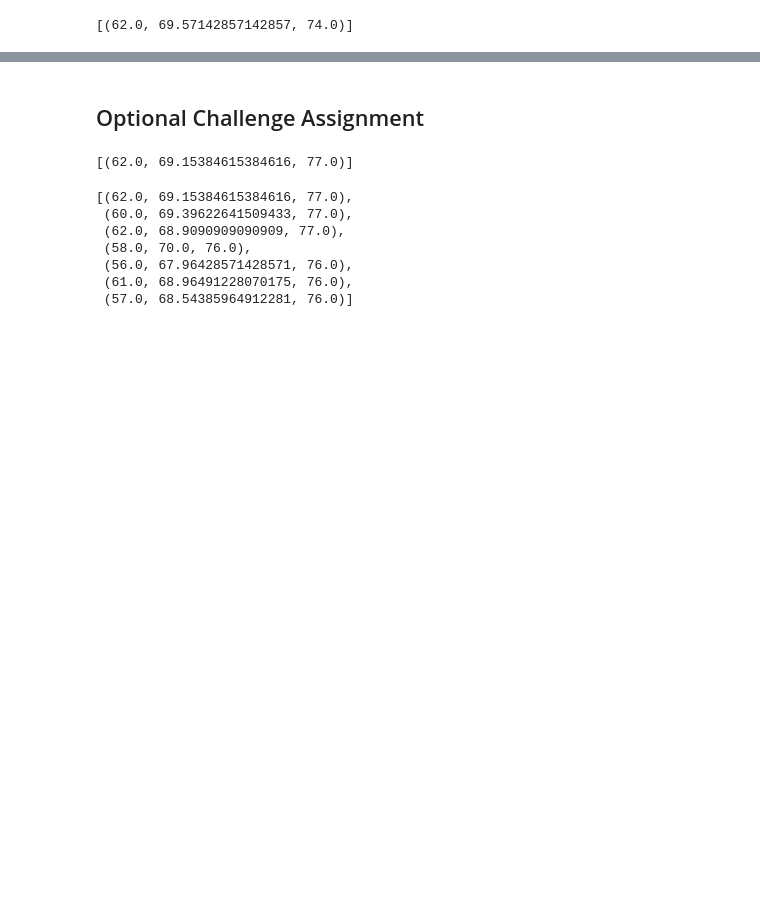
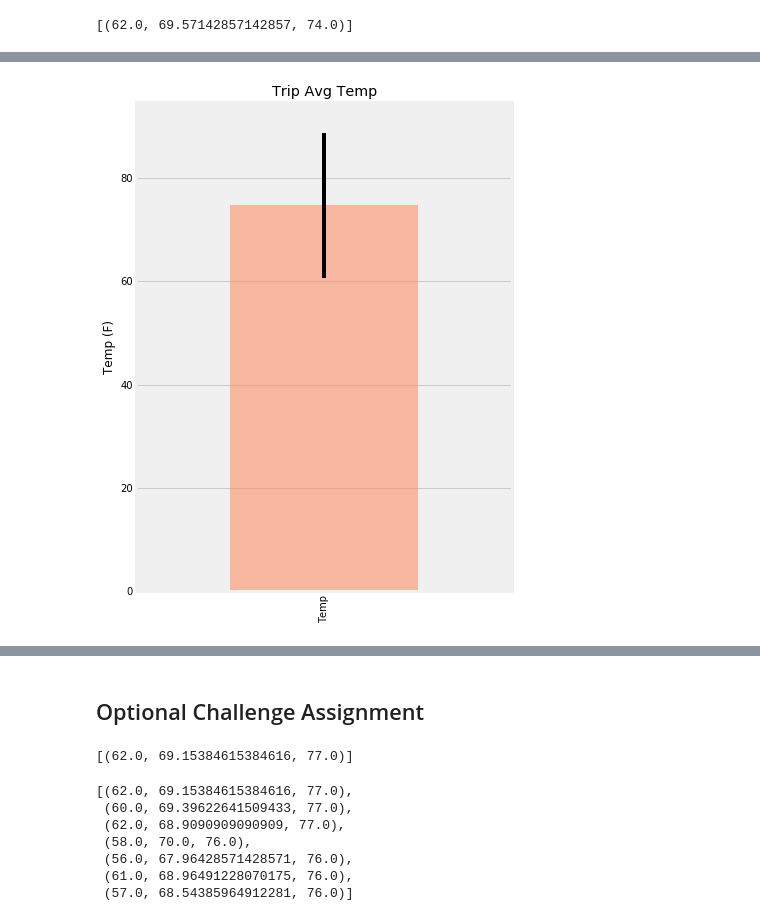
Before and after one commit to BDomogalla/sqlalchemy-challenge, a Jupyter notebook: climate_starter.ipynb, the cells around one changed output, grey strips where cells are left out. Saved outputs shown, nothing was run; the diff lists cells and outputs as text; code cells hidden in the pictures; blank space fills up the shorter version.

```diff
--- a/climate_starter.ipynb
+++ b/climate_starter.ipynb
@@ -297,0 +313,15 @@ print(calc_temps('2012-02-28', '2012-03-05'))
+# %%
+# Plot the results from your previous query as a bar chart.
+# calculate peak to peak and average temp
+peak_peak = tmax- tmin
+avg_temp = station_last_yr_temp_df.mean()
+# box bar chart with peak to peak error bars
+fig, ax = plt.subplots()
+avg_temp.plot.bar(yerr=peak_peak, ax=ax, facecolor= "coral", alpha=.5)
+plt.title("Trip Avg Temp")
+plt.ylabel("Temp (F)")
+plt.ylim(0, max(avg_temp)+20)
+plt.rcParams['figure.figsize'] = [6, 9]
+ax.grid(axis='x')
+# %% [output]
+[figure, added]
```
Also changed, not shown: parts of 13 cells of this notebook, 1 other file.
